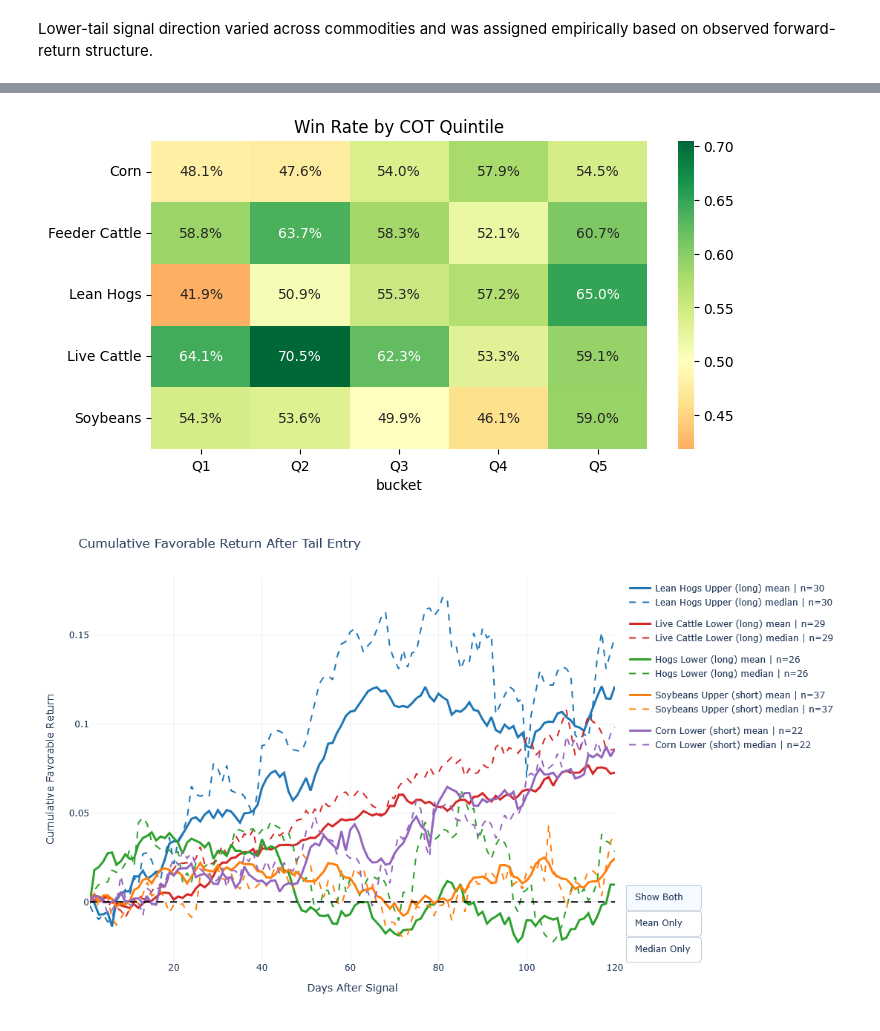
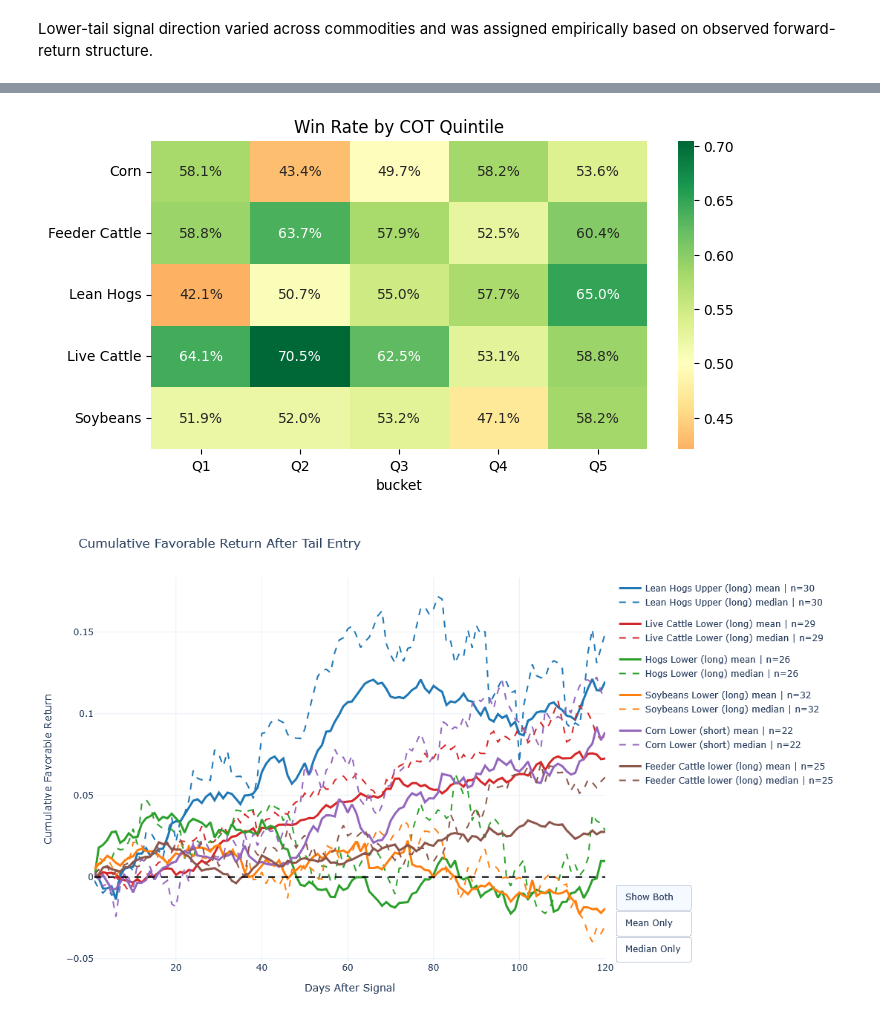
Before and after one commit to isupryaga/Commodities-Research, a Jupyter notebook: 02_signal_analysis_and_portfolio.ipynb, the cells around one changed output, grey strips where cells are left out. Cells and saved outputs as stored; diff of their text form; code cells hidden in the pictures.

```diff
--- a/02_signal_analysis_and_portfolio.ipynb
+++ b/02_signal_analysis_and_portfolio.ipynb
@@ -11,7 +23,6 @@ from matplotlib.ticker import PercentFormatter
 # %%
-# Loading COT and EOD price Data
 cot = pd.read_csv('data/cot_clean.csv', parse_dates=['date', 'tradeable_date'])
-tickers = {'corn': 'ZS=F', 'soy': 'ZC=F', 'hogs': 'HE=F','live_cattle': 'LE=F','feeder_cattle': 'GF=F'}
+tickers = {'corn': 'ZC=F', 'soy': 'ZS=F', 'hogs': 'HE=F','live_cattle': 'LE=F','feeder_cattle': 'GF=F'}
 eod = {}
 for name, ticker in tickers.items():
     df = yf.download(ticker, start='2000-01-01', auto_adjust=True, progress=False)
@@ -19,8 +30,8 @@ for name, ticker in tickers.items():
     eod[name] = df
 # %%
 cot_market_map = {
-    'CORN - CHICAGO BOARD OF TRADE': ('corn', 'ZS=F'),
-    'SOYBEANS - CHICAGO BOARD OF TRADE': ('soy', 'ZC=F'),
+    'CORN - CHICAGO BOARD OF TRADE': ('corn', 'ZC=F'),
+    'SOYBEANS - CHICAGO BOARD OF TRADE': ('soy', 'ZS=F'),
     'LEAN HOGS - CHICAGO MERCANTILE EXCHANGE': ('hogs', 'HE=F'),
     'LIVE CATTLE - CHICAGO MERCANTILE EXCHANGE': ('live_cattle', 'LE=F'),
     'FEEDER CATTLE - CHICAGO MERCANTILE EXCHANGE': ('feeder_cattle', 'GF=F')
@@ -524,7 +538,7 @@ plt.title("Win Rate by COT Quintile")
 plt.ylabel("")
 plt.show()
 # %% [output]
-[figure, old version]
+[figure, new version]
 # %%
 max_horizon = 120
 
@@ -532,8 +546,9 @@ signal_specs = [
     ("hogs", "Lean Hogs Upper", "upper", "long"),
     ("live_cattle", "Live Cattle Lower", "lower", "long"),
     ("hogs", "Hogs Lower", "lower", "long"),
-    ("soy", "Soybeans Upper", "upper", "short"),
+    ("soy", "Soybeans Lower", "Lower", "long"),
     ("corn", "Corn Lower", "lower", "short"),
+    ("feeder_cattle", "Feeder Cattle lower", "lower", "long"),
 ]
 
 series_data = []
@@ -669,34 +684,34 @@ fig.update_layout(
                     "method": "update",
                     "args": [
                         {"visible": mean_only},
                         {"title": "Mean Cumulative Favorable Return After Tail Entry"},
                     ],
                 },
                 {
                     "label": "Median Only",
                     "method": "update",
                     "args": [
                         {"visible": median_only},
                         {"title": "Median Cumulative Favorable Return After Tail Entry"},
                     ],
                 },
             ],
         }
     ],
     legend=dict(
         orientation="v",
         yanchor="top",
         y=1.0,
         xanchor="left",
         x=1.02
     ),
 )
 
 fig.add_hline(y=0, line_dash="dash", line_color="black")
 
 fig.show()
 # %% [output]
-[figure, old version]
+[figure, new version]
 # %%
 signal_specs = [
     {
```
Also changed, not shown: parts of 12 cells of this notebook.
